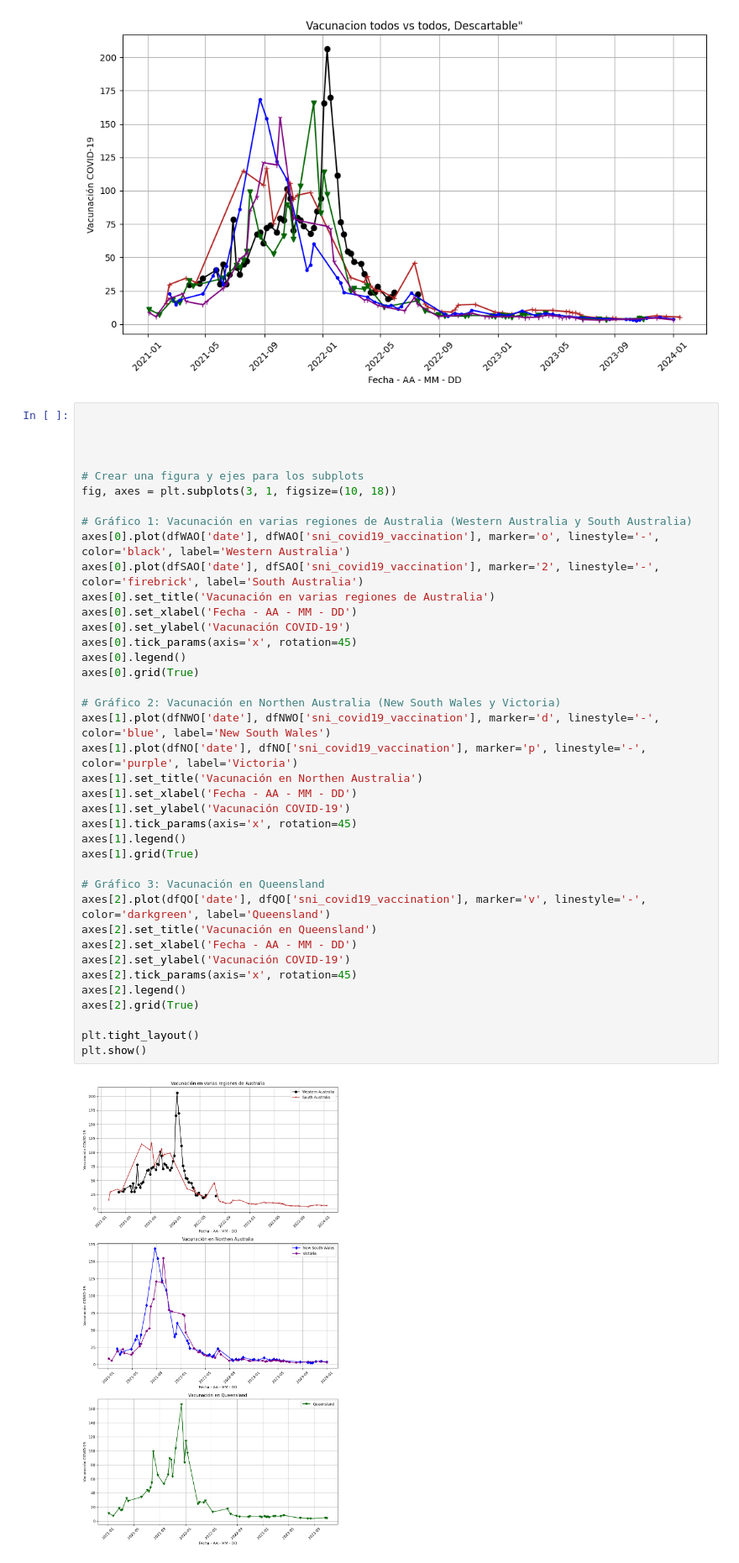
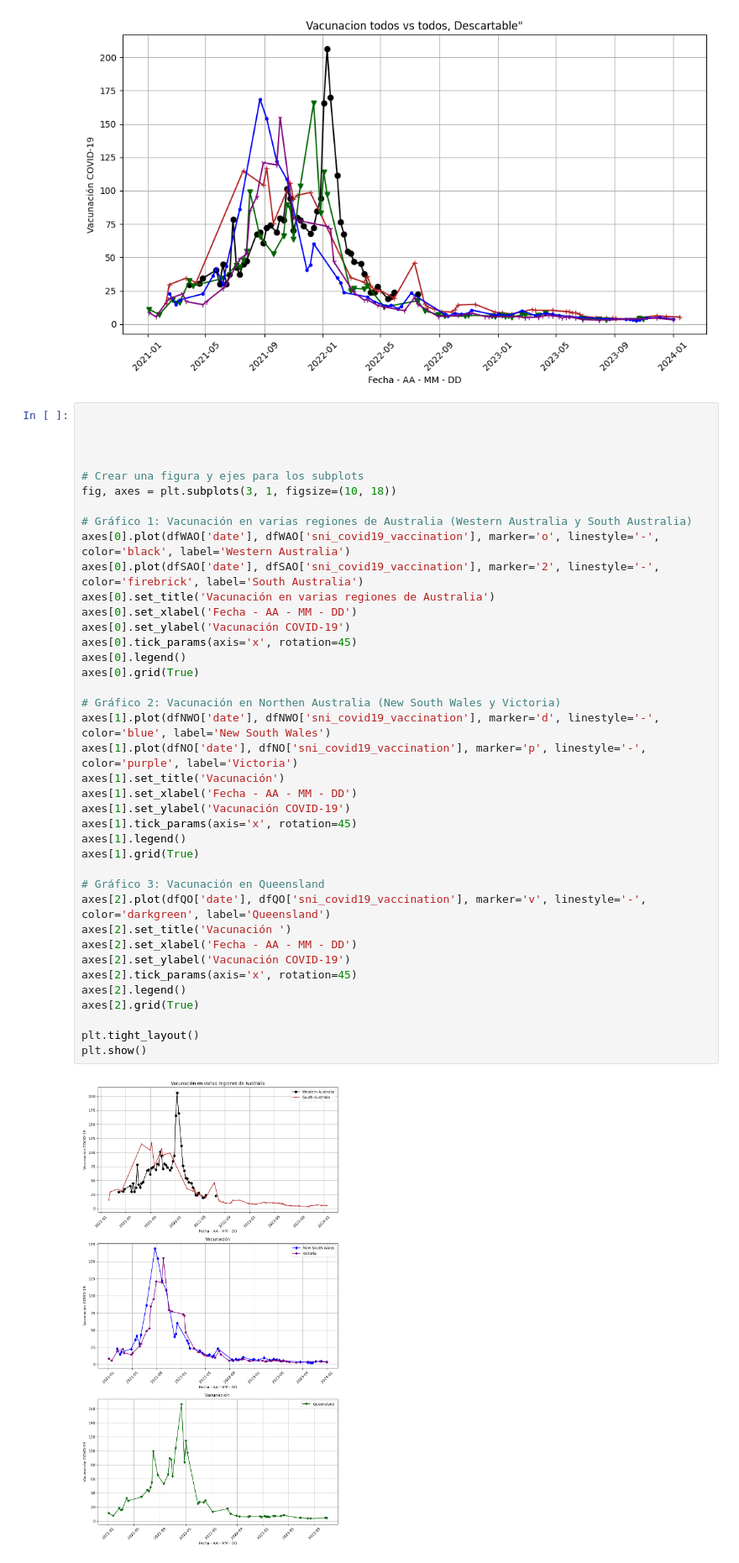
Before and after one commit to Laggssz/Solemne1MineriadeDatos, a Jupyter notebook: SolemeMineriaDatos.ipynb, the cells around one changed output. Shown at 84% size. Cells and saved outputs as stored; diff of their text form.

```diff
--- a/SolemeMineriaDatos.ipynb
+++ b/SolemeMineriaDatos.ipynb
@@ -421,36 +421,36 @@ fig, axes = plt.subplots(3, 1, figsize=(10, 18))
 # Gráfico 1: Vacunación en varias regiones de Australia (Western Australia y South Australia)
 axes[0].plot(dfWAO['date'], dfWAO['sni_covid19_vaccination'], marker='o', linestyle='-', color='black', label='Western Australia')
 axes[0].plot(dfSAO['date'], dfSAO['sni_covid19_vaccination'], marker='2', linestyle='-', color='firebrick', label='South Australia')
 axes[0].set_title('Vacunación en varias regiones de Australia')
 axes[0].set_xlabel('Fecha - AA - MM - DD')
 axes[0].set_ylabel('Vacunación COVID-19')
 axes[0].tick_params(axis='x', rotation=45)
 axes[0].legend()
 axes[0].grid(True)
 
 # Gráfico 2: Vacunación en Northen Australia (New South Wales y Victoria)
 axes[1].plot(dfNWO['date'], dfNWO['sni_covid19_vaccination'], marker='d', linestyle='-', color='blue', label='New South Wales')
 axes[1].plot(dfNO['date'], dfNO['sni_covid19_vaccination'], marker='p', linestyle='-', color='purple', label='Victoria')
-axes[1].set_title('Vacunación en Northen Australia')
+axes[1].set_title('Vacunación')
 axes[1].set_xlabel('Fecha - AA - MM - DD')
 axes[1].set_ylabel('Vacunación COVID-19')
 axes[1].tick_params(axis='x', rotation=45)
 axes[1].legend()
 axes[1].grid(True)
 
 # Gráfico 3: Vacunación en Queensland
 axes[2].plot(dfQO['date'], dfQO['sni_covid19_vaccination'], marker='v', linestyle='-', color='darkgreen', label='Queensland')
-axes[2].set_title('Vacunación en Queensland')
+axes[2].set_title('Vacunación ')
 axes[2].set_xlabel('Fecha - AA - MM - DD')
 axes[2].set_ylabel('Vacunación COVID-19')
 axes[2].tick_params(axis='x', rotation=45)
 axes[2].legend()
 axes[2].grid(True)
 
 plt.tight_layout()
 plt.show()
 # %% [output]
-[figure, old version]
+[figure, new version]
 # %%
 #importamos Numpy para realizar arreglos
 import numpy as np
```
